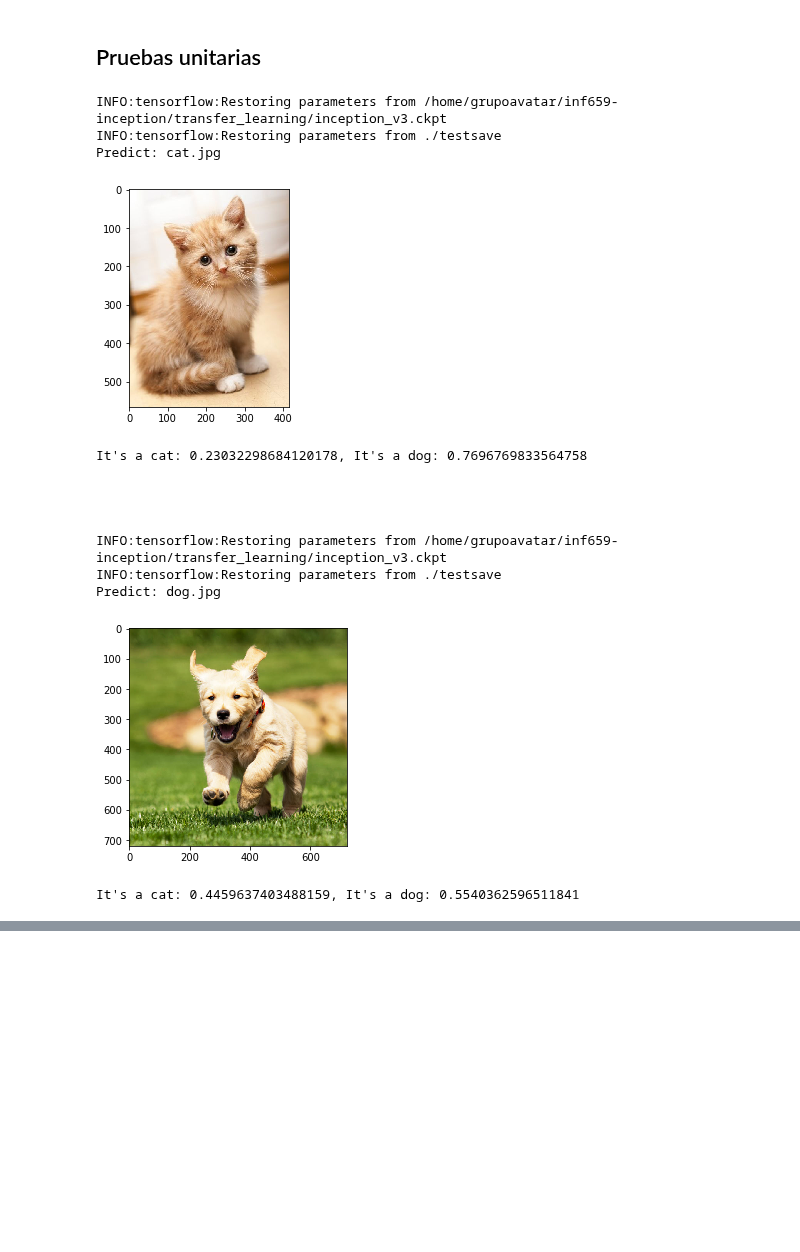
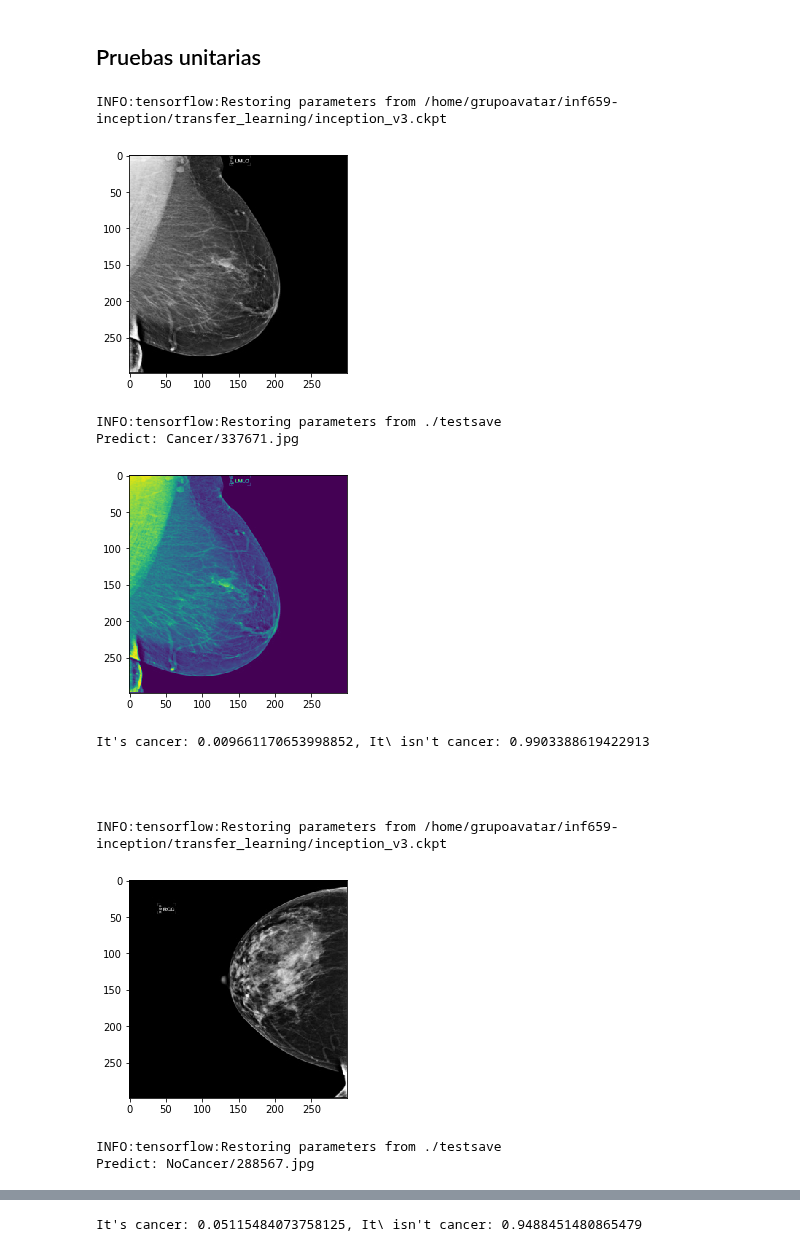
Before and after one commit to chrifer7/inf659-inception, a Jupyter notebook: transfer_learning/dm-challenge.ipynb, the cells around one changed output, grey strips where cells are left out. Drawn from its saved outputs; the diff is of its cells as text; code cells hidden in the pictures; blank space fills up the shorter version.

```diff
--- a/transfer_learning/dm-challenge.ipynb
+++ b/transfer_learning/dm-challenge.ipynb
@@ -302,33 +302,33 @@ def predict(prediction, file_name = 'cat.jpg'):
 # %%
 import matplotlib.pyplot as plt
 import matplotlib.image as mpimg
 
-pred = predict(prediction, 'cat.jpg')
-print('Predict: cat.jpg\n', )
-img=mpimg.imread('cat.jpg')
+pred = predict(prediction, 'data/DM Images/validation/Cancer/337671.jpg')
+print('Predict: Cancer/337671.jpg\n', )
+img=mpimg.imread('data/DM Images/validation/Cancer/337671.jpg')
 imgplot = plt.imshow(img)
 plt.show()
-print ('It\'s a cat: {}, It\'s a dog: {}'.format(pred[0][0], pred[0][1]))
+print ('It\'s cancer: {}, It\ isn\'t cancer: {}'.format(pred[0][0], pred[0][1]))
 print('\n\n\n')
 
-pred = predict(prediction, 'dog.jpg')
-print('Predict: dog.jpg\n', )
-img=mpimg.imread('dog.jpg')
+pred = predict(prediction, 'data/DM Images/validation/NoCancer/288567.jpg')
+print('Predict: NoCancer/288567.jpg\n', )
+img=mpimg.imread('data/DM Images/validation/NoCancer/288567.jpg')
 imgplot = plt.imshow(img)
 plt.show()
-print ('It\'s a cat: {}, It\'s a dog: {}'.format(pred[0][0], pred[0][1]))
+print ('It\'s cancer: {}, It\ isn\'t cancer: {}'.format(pred[0][0], pred[0][1]))
 # %% [output]
 INFO:tensorflow:Restoring parameters from /home/grupoavatar/inf659-inception/transfer_learning/inception_v3.ckpt
-INFO:tensorflow:Restoring parameters from ./testsave
-Predict: cat.jpg
-[figure, old version]
+[figure, new version]
-It's a cat: 0.23032298684120178, It's a dog: 0.7696769833564758
-
-
-
-
-INFO:tensorflow:Restoring parameters from /home/grupoavatar/inf659-inception/transfer_learning/inception_v3.ckpt
 INFO:tensorflow:Restoring parameters from ./testsave
-Predict: dog.jpg
+Predict: Cancer/337671.jpg
-[figure, old version]
+[figure, new version]
-It's a cat: 0.4459637403488159, It's a dog: 0.5540362596511841
+It's cancer: 0.009661170653998852, It\ isn't cancer: 0.9903388619422913
+
+
+
+
+INFO:tensorflow:Restoring parameters from /home/grupoavatar/inf659-inception/transfer_learning/inception_v3.ckpt
+[figure, added]
+INFO:tensorflow:Restoring parameters from ./testsave
+Predict: NoCancer/288567.jpg
@@ -334,0 +336 @@ It's a cat: 0.4459637403488159, It's a dog: 0.5540362596511841
+It's cancer: 0.05115484073758125, It\ isn't cancer: 0.9488451480865479
```
Also changed, not shown: parts of 10 cells of this notebook, 6 other files.
